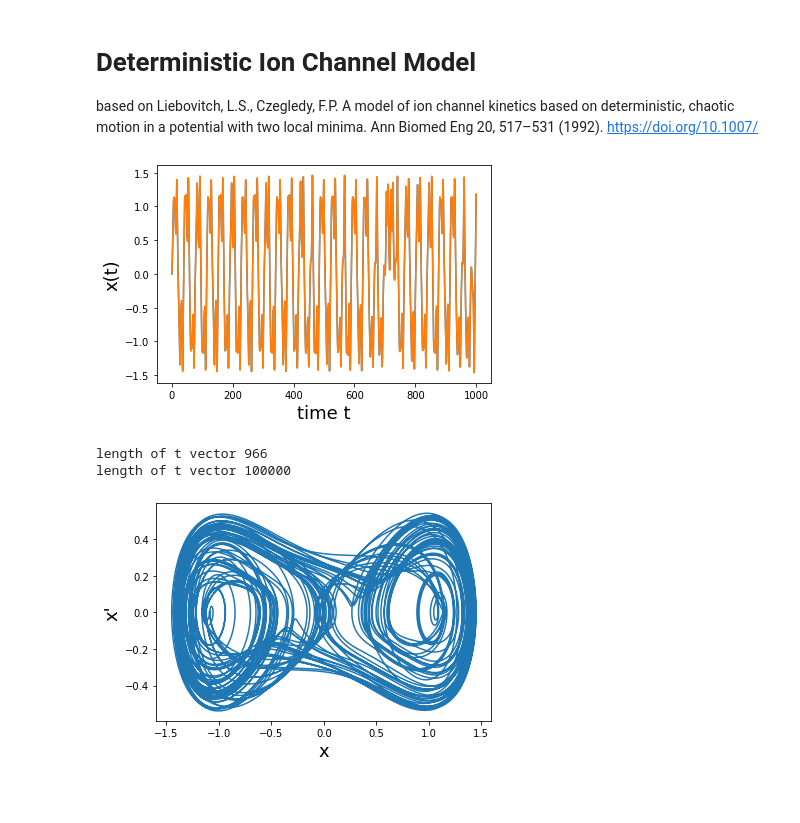
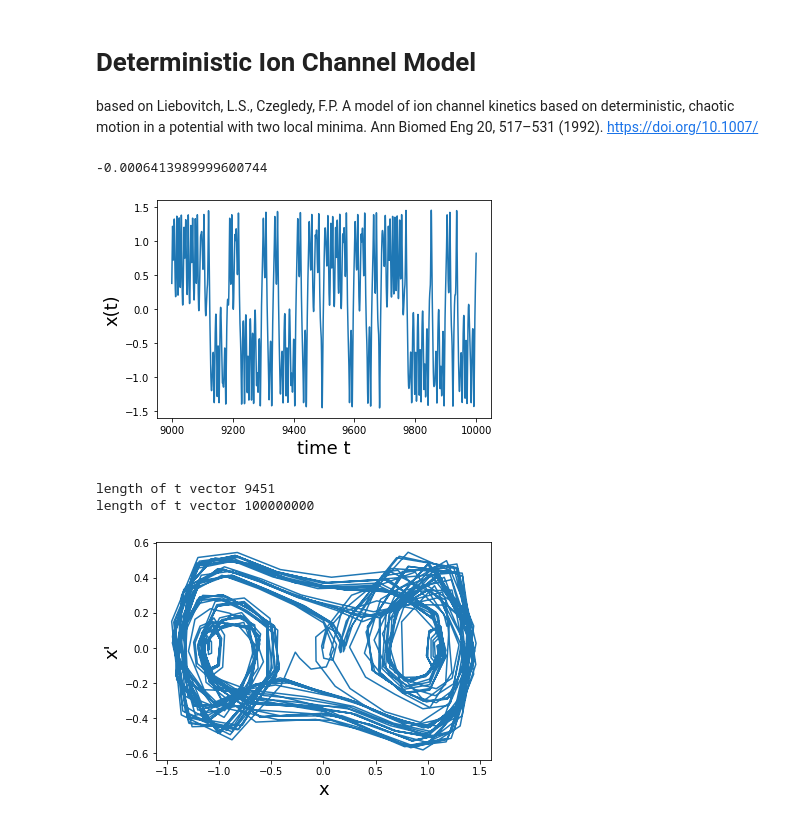
Before and after one commit to DSeiferth/Ion_Channel_Deterministic, a Jupyter notebook: Ion_Channel_Deterministic.ipynb, the cells around one changed output. Drawn from its saved outputs; the diff is of its cells as text; code cells hidden in the pictures; blank space fills up the shorter version.

```diff
--- a/Ion_Channel_Deterministic.ipynb
+++ b/Ion_Channel_Deterministic.ipynb
@@ -38,7 +39,9 @@ def rhs(t, y, gamma, f , omega, potential):
         raise TypeError("Undefined potential")
     return [dy1, dy2]
 # %%
-t_eval = np.linspace(0, 1000, 100000)
+T = 10000
+timestep = 1/10000
+t_eval = np.linspace(0, T, int(T/timestep))
 # Initial conditions
 # x(0) = dx(0)/dt = 0
 y0 = np.array([0.0, 0.0])
@@ -67,7 +70,7 @@ model3_args = {
     'potential':2,
 }
 
-model = model2_args
+model = model1_args
 args = [
         model['gamma'], model['f'], model['omega'], model['potential']
 ]
@@ -77,27 +80,36 @@ sol = scipy.integrate.solve_ivp(
     y0=y0,
     #t_eval=t_eval
 )
+
+start = timeit.timeit()
 sol2 = scipy.integrate.solve_ivp(
     fun=lambda t, y: rhs(t, y, *args),
     t_span=[t_eval[0], t_eval[-1]],
     y0=y0,
     t_eval=t_eval
 )
+
+end = timeit.timeit()
+print(end - start)
+# %% [output]
+-0.0006413989999600744
 # %%
+subset = int(T/timestep * 0.9)
 fig = plt.figure()
-plt.plot(sol.t, sol.y[0, :], label=model['name'] + ' x')
-plt.plot(sol2.t, sol2.y[0, :], label=model['name'] + ' x2')
+#plt.plot(sol.t, sol.y[0, :], label=model['name'] + ' x')
+plt.plot(sol2.t[subset:], sol2.y[0, subset:], label=model['name'] + ' x2')
 #plt.legend()
 plt.ylabel('x(t)', fontsize=18)
 plt.xlabel('time t', fontsize=18)
+#plt.savefig(model['name']+'time_series.png')
 plt.show()
 
 print('length of t vector', len(sol.t))
 print('length of t vector', len(sol2.t))
 # %% [output]
-[figure, old version]
+[figure, new version]
-length of t vector 966
-length of t vector 100000
+length of t vector 9451
+length of t vector 100000000
 # %%
 fig = plt.figure()
 plt.plot(sol.y[0, :], sol.y[1, :])
@@ -105,4 +117,4 @@ plt.xlabel('x', fontsize=18)
 plt.ylabel('x\'', fontsize=18)
 plt.show()
 # %% [output]
-[figure, old version]
+[figure, new version]
```
Also changed, not shown: parts of 5 cells of this notebook.
